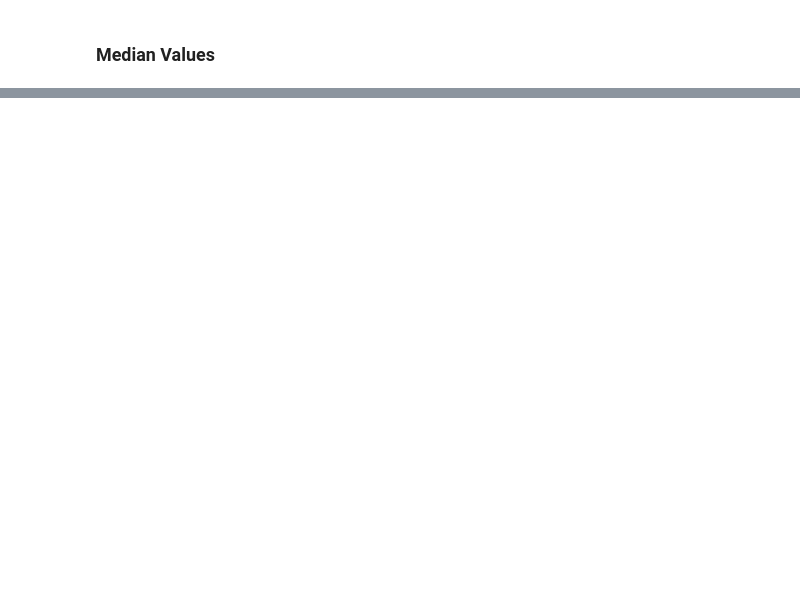
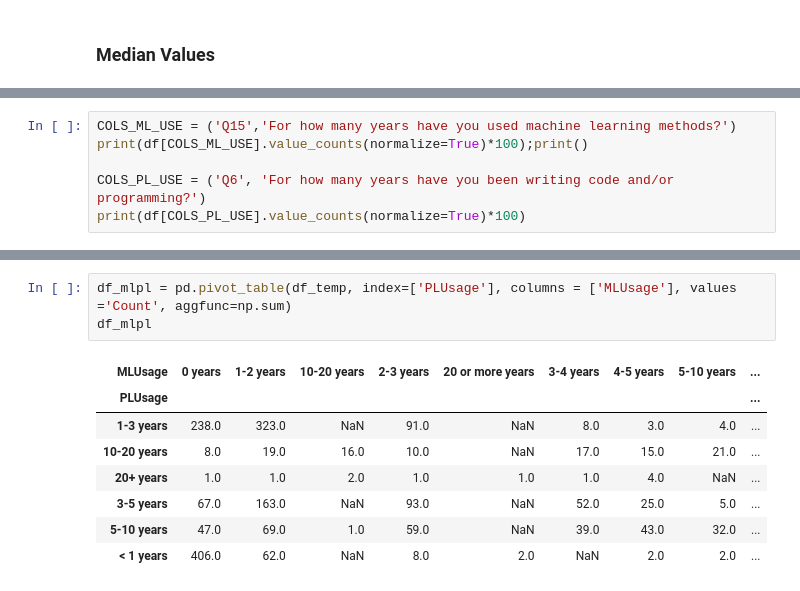
Before and after one commit to sreedevigattu/mldssurvey, a Jupyter notebook: mldssurvey.ipynb, the cells around one changed output, grey strips where cells are left out. Cells and saved outputs as stored; diff of their text form; blank space fills up the shorter version.

```diff
--- a/mldssurvey.ipynb
+++ b/mldssurvey.ipynb
@@ -576,0 +1039,6 @@ df_result
+# %%
+COLS_ML_USE = ('Q15','For how many years have you used machine learning methods?')
+print(df[COLS_ML_USE].value_counts(normalize=True)*100);print()
+
+COLS_PL_USE = ('Q6', 'For how many years have you been writing code and/or programming?')
+print(df[COLS_PL_USE].value_counts(normalize=True)*100)
@@ -576,0 +1107,12 @@ df_result
+# %%
+df_mlpl = pd.pivot_table(df_temp, index=['PLUsage'], columns = ['MLUsage'], values ='Count', aggfunc=np.sum)
+df_mlpl
+# %% [output]
+| MLUsage | 0 years | 1-2 years | 10-20 years | 2-3 years | 20 or more years | 3-4 years | 4-5 years | 5-10 years | ... |
+| PLUsage |  |  |  |  |  |  |  |  | ... |
+| 1-3 years | 238.0 | 323.0 | NaN | 91.0 | NaN | 8.0 | 3.0 | 4.0 | ... |
+| 10-20 years | 8.0 | 19.0 | 16.0 | 10.0 | NaN | 17.0 | 15.0 | 21.0 | ... |
+| 20+ years | 1.0 | 1.0 | 2.0 | 1.0 | 1.0 | 1.0 | 4.0 | NaN | ... |
+| 3-5 years | 67.0 | 163.0 | NaN | 93.0 | NaN | 52.0 | 25.0 | 5.0 | ... |
+| 5-10 years | 47.0 | 69.0 | 1.0 | 59.0 | NaN | 39.0 | 43.0 | 32.0 | ... |
+| < 1 years | 406.0 | 62.0 | NaN | 8.0 | 2.0 | NaN | 2.0 | 2.0 | ... |
```
Also changed, not shown: parts of 101 cells of this notebook.
